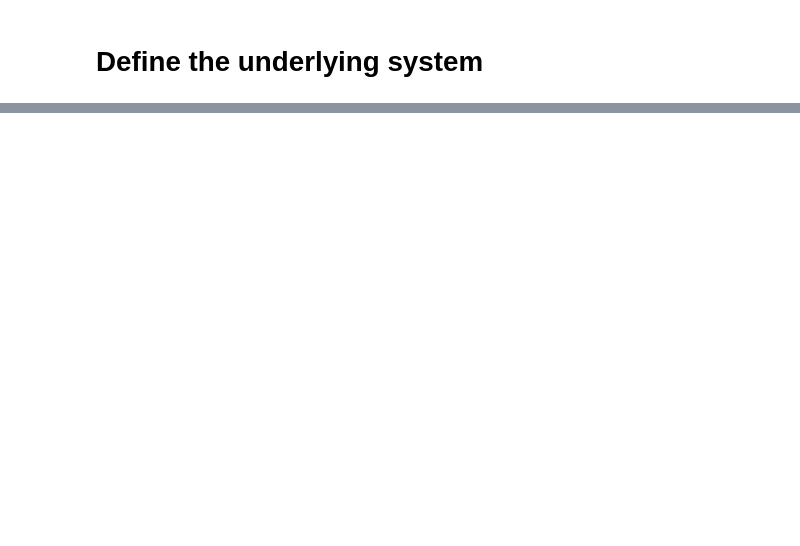
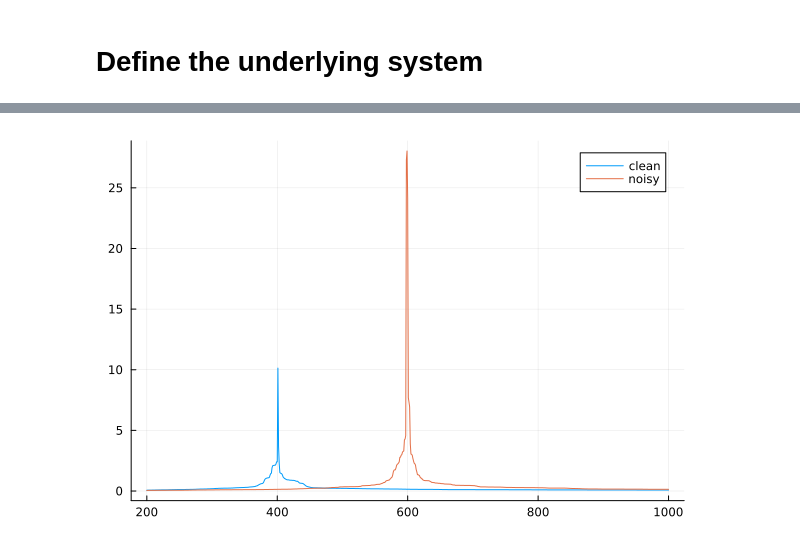
Before and after one commit to NPLawrence/deepHankel, a Jupyter notebook: examples/approx_error.ipynb, the cells around one changed output, grey strips where cells are left out. Drawn from its saved outputs; the diff is of its cells as text; code cells hidden in the pictures; blank space fills up the shorter version.

```diff
--- a/examples/approx_error.ipynb
+++ b/examples/approx_error.ipynb
@@ -27,0 +58,64 @@ y_data = y_data_true .+ noise
+# %%
+L = 200
+N = 1000
+σ² = 1.0
+
+B = behavior(P,L=L,N=N,σ²=σ²)
+
+
+# plot(svd(Hankel(B.y,B.L)).S, yscale=:log1p)
+# minimum(svd(Hankel(B.y,B.L)).S)
+
+# norm(pinv(Hankel(B.u,B.L)))
+# norm(pinv(vcat([Hankel(B.u,B.L), Hankel(B.y_clean,B.L)]...)))
+
+# norm(inv(Hankel(B.u,B.L)*Hankel(B.u,B.L)'))
+
+# norm(inv(vcat([Hankel(B.u,B.L), Hankel(B.y_clean,B.L)]...)*vcat([Hankel(B.u,B.L), Hankel(B.y_clean,B.L)]...)'))
+
+# minimum(svd(vcat([Hankel(B.u,B.L), Hankel(B.y_clean,B.L)]...)).S) > minimum(svd(Hankel(B.u,B.L)).S)
+
+nrm = 2
+H(N) = opnorm(pinv(vcat([Hankel(B.u[1:N],B.L), Hankel(B.y_clean[1:N],B.L)]...)), nrm)
+H_noise(N) = opnorm(pinv(vcat([Hankel(B.u[1:N],B.L), Hankel(B.y[1:N],B.L)]...)), nrm)
+
+ns(N) = opnorm(pinv(Hankel(B.noise[1:N],B.L)), nrm)
+
+Hl(L) = opnorm(pinv(vcat([Hankel(B.u,L), Hankel(B.y_clean,L)]...)), nrm)
+Hl_noise(L) = opnorm(pinv(vcat([Hankel(B.u,L), Hankel(B.y,L)]...)), nrm)
+
+nl(L) = opnorm(pinv(Hankel(B.noise,L)), nrm)
+
+output(L) = opnorm(pinv(Hankel(B.y,L)), nrm)
+outputN(N) = opnorm(pinv(Hankel(B.y_clean[1:N],B.L)), nrm)
+
+
+# pinvres(N) = opnorm(pinv(vcat([Hankel(B.u[1:N],B.L), Hankel(B.y_clean[1:N],B.L)]...)) .- pinv(vcat([Hankel(B.u[1:N],B.L), Hankel(B.y[1:N],B.L)]...)), nrm)
+# Lpinvres(L) = opnorm(pinv(vcat([Hankel(B.u,L), Hankel(B.y_clean,L)]...)) .- pinv(vcat([Hankel(B.u,L), Hankel(B.y,L)]...)), nrm) / opnorm(pinv(vcat([Hankel(B.u,L), Hankel(B.y_clean,L)]...)), nrm)
+
+# plot(200:N, pinvres, label="data")
+# plot(2:L, Lpinvres, label="data")
+
+# plot!(200:N, ns, label="noise") # yscale=:log1p
+
+
+# plot(2:L, H, label="data")
+# plot!(2:L, nl, label="noise") # yscale=:log1p
+
+# plot(2:L, Hl, label="clean")
+# plot!(2:L, Hl_noise, label="noisy")
+
+
+
+plot(200:N, H, label="clean")
+plot!(200:N, H_noise, label="noisy")
+
+
+# minimum(svd(Hankel(B.u,B.L)).S)
+# plot(svd(vcat([Hankel(B.u,B.L), Hankel(B.y_clean,B.L)]...)).S, linetype=:step, yscale=:log1p)
+# plot!(svd(Hankel(B.u,B.L+3)).S, linetype=:step, yscale=:log1p)
+# plot(svd(Hankel(B.noise[1:end-1],B.L)).S, label="mat")
+# plot!(svd(Hankel(B.noise[1:end-1],B.L) .- Hankel(B.noise[2:end],B.L)).S, label="diff")
+# rank(vcat([Hankel(B.u[1:N],B.L), Hankel(B.y[1:N],B.L)]...))
+# %% [output]
+[figure, added]
```
Also changed, not shown: parts of 20 cells of this notebook, 58 other files.
